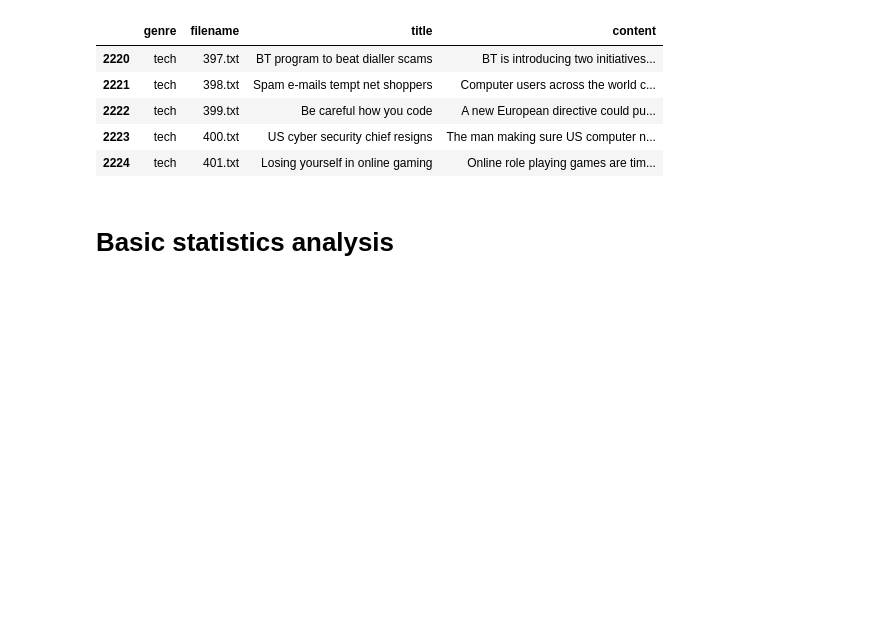
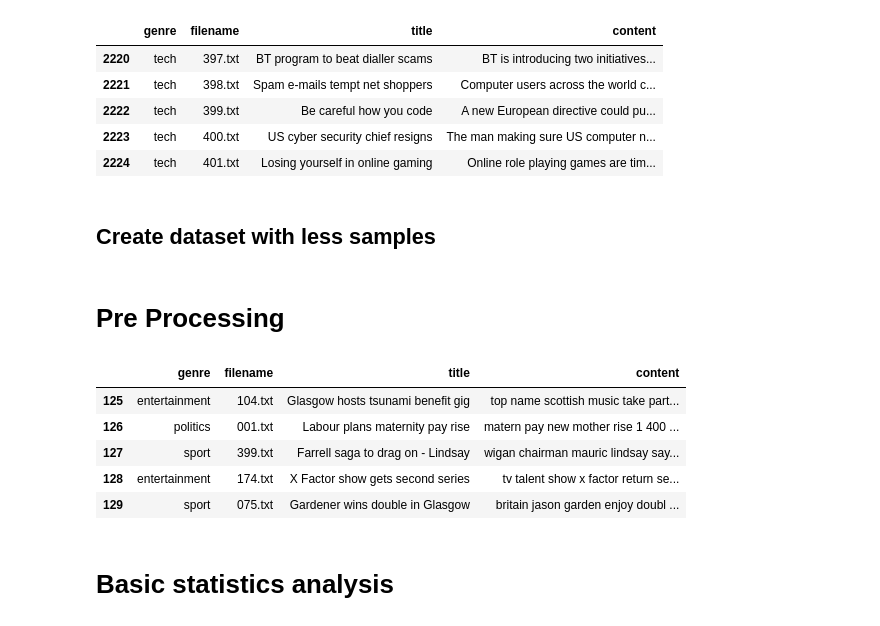
Before and after one commit to elainedias16/TCC, a Jupyter notebook: Lab_1.ipynb, the cells around one changed output. Saved outputs shown, nothing was run; the diff lists cells and outputs as text; code cells hidden in the pictures; blank space fills up the shorter version.

```diff
--- a/Lab_1.ipynb
+++ b/Lab_1.ipynb
@@ -52,3 +49,22 @@ from spacy.lang.en.examples import sentences
 import unidecode
 from nltk.stem.porter import PorterStemmer
 !python -m spacy download en_core_web_sm
+# %% [markdown]
+## Create dataset with less samples
+# %%
+import random
+
+def create_balanced_small_df(df, genres, num):
+  small_df_list = []
+  for genre in genres:
+    sample_rows = df.sample(num)
+    small_df_list.append(sample_rows)
+  return pd.concat(small_df_list).reset_index(drop=True)
+
+def create_imbalanced_small_df(df, genres, num_max):
+  small_df_list = []
+  for genre in genres:
+    qtd = random.randint(1, num_max)
+    sample_rows = df.sample(qtd)
+    small_df_list.append(sample_rows)
+  return pd.concat(small_df_list).reset_index(drop=True)
@@ -55,3 +77,5 @@ from nltk.stem.porter import PorterStemmer
+# %% [markdown]
+# Pre Processing
 # %%
 def remove_non_alphanumeric(text):
     words = ''
@@ -99,10 +123,22 @@ def pre_processing_aux(text):
 # %%
 def pre_processing(df):
     df['content'] = df['content'].apply(pre_processing_aux)
     return df
 
-df = pre_processing(df)
+###########################################################
+# To prossegue with all dataset, put df on parameter
+# To prossegue with small dataset, put small_df in paramter
+############################################################
+
+df = pre_processing(small_df)
 df.tail()
+# %% [output]
+|  | genre | filename | title | content |
+| 125 | entertainment | 104.txt | Glasgow hosts tsunami benefit gig | top name scottish music take part... |
+| 126 | politics | 001.txt | Labour plans maternity pay rise | matern pay new mother rise 1 400 ... |
+| 127 | sport | 399.txt | Farrell saga to drag on - Lindsay | wigan chairman mauric lindsay say... |
+| 128 | entertainment | 174.txt | X Factor show gets second series | tv talent show x factor return se... |
+| 129 | sport | 075.txt | Gardener wins double in Glasgow | britain jason garden enjoy doubl ... |
 # %% [markdown]
 # Basic statistics analysis
 # %% [markdown]
```
Also changed, not shown: parts of 5 cells of this notebook.
